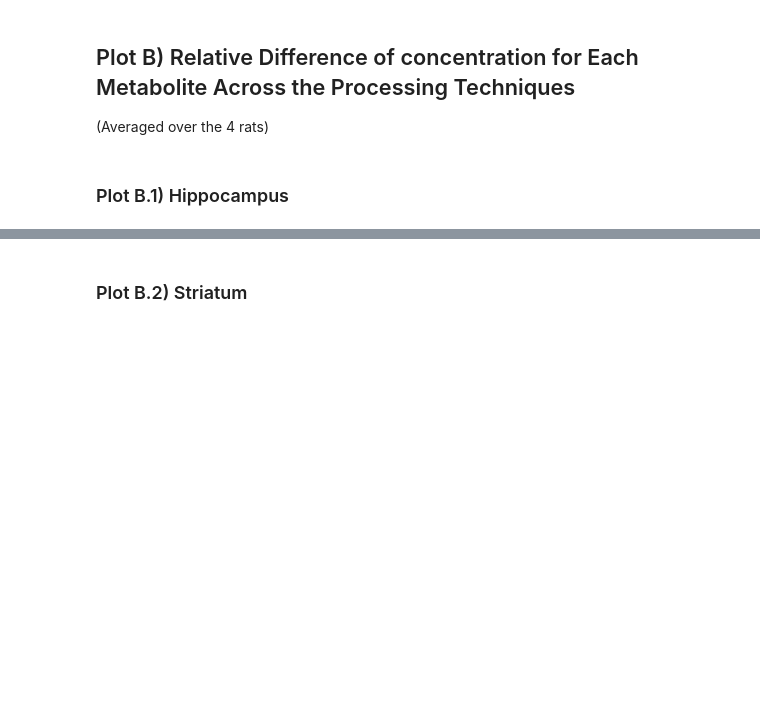
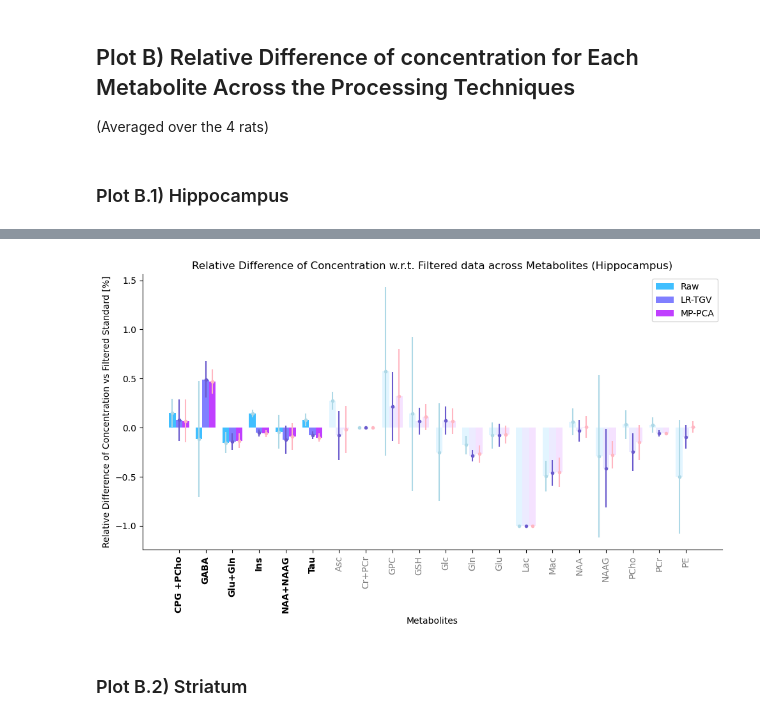
Before and after one commit to AlexisCogne/MRI_Practicals, a Jupyter notebook: Data_Analysis_Notebook.ipynb, the cells around one changed output, grey strips where cells are left out. Saved outputs shown, nothing was run; the diff lists cells and outputs as text; code cells hidden in the pictures; blank space fills up the shorter version.

Commit message:
Highlighting met of interest plot B

```diff
--- a/Data_Analysis_Notebook.ipynb
+++ b/Data_Analysis_Notebook.ipynb
@@ -306,2 +256,67 @@ plt.show()
+# %%
+# Define the metabolites of interest for the hippocampus
+MET_OF_INTEREST = {"Ins", "GABA", "Tau", "Glu+Gln", "NAA+NAAG", "CPG +PCho"}
+
+# Sort the data by metabolites of interest first
+sorted_keys = sorted(LR_Hipp_vs_Filtered_mean.keys(), key=lambda x: x not in MET_OF_INTEREST)
+
+# Reorder the data based on sorted keys
+LR_Hipp_vs_Filtered_mean = {key: LR_Hipp_vs_Filtered_mean[key] for key in sorted_keys}
+Raw_Hipp_vs_Filtered_mean = {key: Raw_Hipp_vs_Filtered_mean[key] for key in sorted_keys}
+MP_Hipp_vs_Filtered_mean = {key: MP_Hipp_vs_Filtered_mean[key] for key in sorted_keys}
+Raw_Hipp_vs_Filtered_std = {key: Raw_Hipp_vs_Filtered_std[key] for key in sorted_keys}
+LR_Hipp_vs_Filtered_std = {key: LR_Hipp_vs_Filtered_std[key] for key in sorted_keys}
+MP_Hipp_vs_Filtered_std = {key: MP_Hipp_vs_Filtered_std[key] for key in sorted_keys}
+
+X_axis = np.arange(len(LR_Hipp_vs_Filtered_mean))  # Shared x-axis for all categories
+
+fig, ax = plt.subplots(figsize=(10, 6))
+
+# Bar width
+bar_width = 0.25
+
+# Plot the bars and emphasize metabolites of interest with a border
+for i, key in enumerate(LR_Hipp_vs_Filtered_mean.keys()):
+    if key in MET_OF_INTEREST:
+        # Highlighted metabolites: Border around the bars
+        ax.bar(X_axis[i] - bar_width, Raw_Hipp_vs_Filtered_mean[key], bar_width, color=colors[0], label='Raw' if i == 0 else "")
+        ax.bar(X_axis[i], LR_Hipp_vs_Filtered_mean[key], bar_width, color=colors[1], label='LR-TGV' if i == 0 else "")
+        ax.bar(X_axis[i] + bar_width, MP_Hipp_vs_Filtered_mean[key], bar_width, color=colors[2], label='MP-PCA' if i == 0 else "")
+    else:
+        # Non-highlighted metabolites with increased transparency (lower alpha)
+        ax.bar(X_axis[i] - bar_width, Raw_Hipp_vs_Filtered_mean[key], bar_width, color=colors[0], alpha=0.15)
+        ax.bar(X_axis[i], LR_Hipp_vs_Filtered_mean[key], bar_width, color=colors[1], alpha=0.15)
+        ax.bar(X_axis[i] + bar_width, MP_Hipp_vs_Filtered_mean[key], bar_width, color=colors[2], alpha=0.15)
+
+    # Add error bars
+    ax.errorbar(X_axis[i] - bar_width, Raw_Hipp_vs_Filtered_mean[key], yerr=Raw_Hipp_vs_Filtered_std[key], fmt='.', color="lightblue")
+    ax.errorbar(X_axis[i], LR_Hipp_vs_Filtered_mean[key], yerr=LR_Hipp_vs_Filtered_std[key], fmt='.', color="slateblue")
+    ax.errorbar(X_axis[i] + bar_width, MP_Hipp_vs_Filtered_mean[key], yerr=MP_Hipp_vs_Filtered_std[key], fmt='.', color="lightpink")
+
+# Set x-axis ticks and labels
+ax.set_xticks(X_axis)
+ax.set_xticklabels(LR_Hipp_vs_Filtered_mean.keys())
+
+# Highlight the x-axis labels for metabolites of interest
+for i, label in enumerate(ax.get_xticklabels()):
+    if label.get_text() in MET_OF_INTEREST:
+        label.set_fontweight('bold')
+    else:
+        label.set_color('gray')
+
+plt.xticks(rotation=90)
+
+# Titles and labels
+ax.set_title("Relative Difference of Concentration w.r.t. Filtered data across Metabolites (Hippocampus)")
+plt.xlabel("Metabolites")
+plt.ylabel('Relative Difference of Concentration vs Filtered Standard [%]')
+
+# Legend and styling
+plt.legend()
+sns.despine()
+plt.tight_layout()
+plt.show()
+# %% [output]
+[figure, added]
 # %% [markdown]
 ### Plot B.2) Striatum
```
Also changed, not shown: parts of 5 cells of this notebook.
